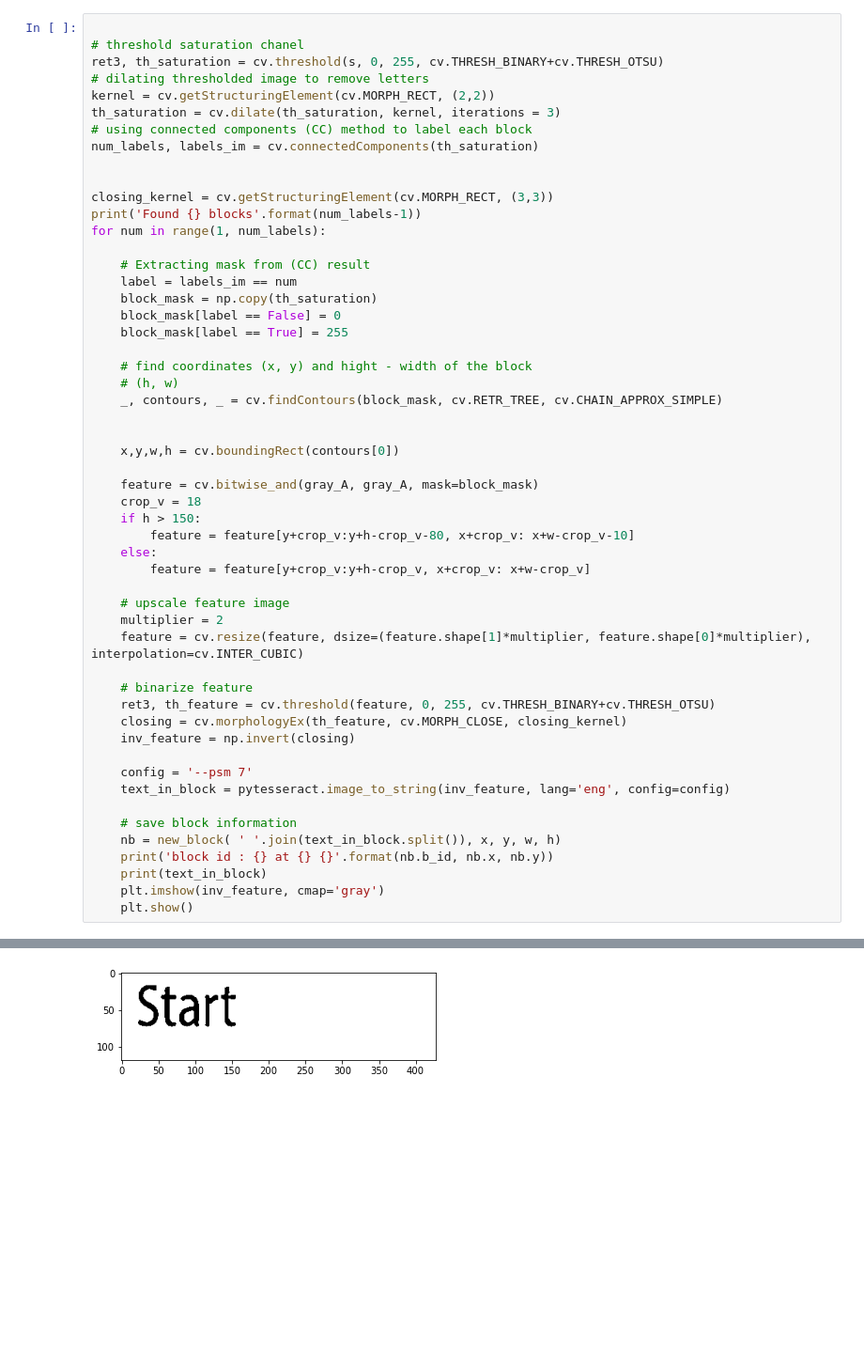
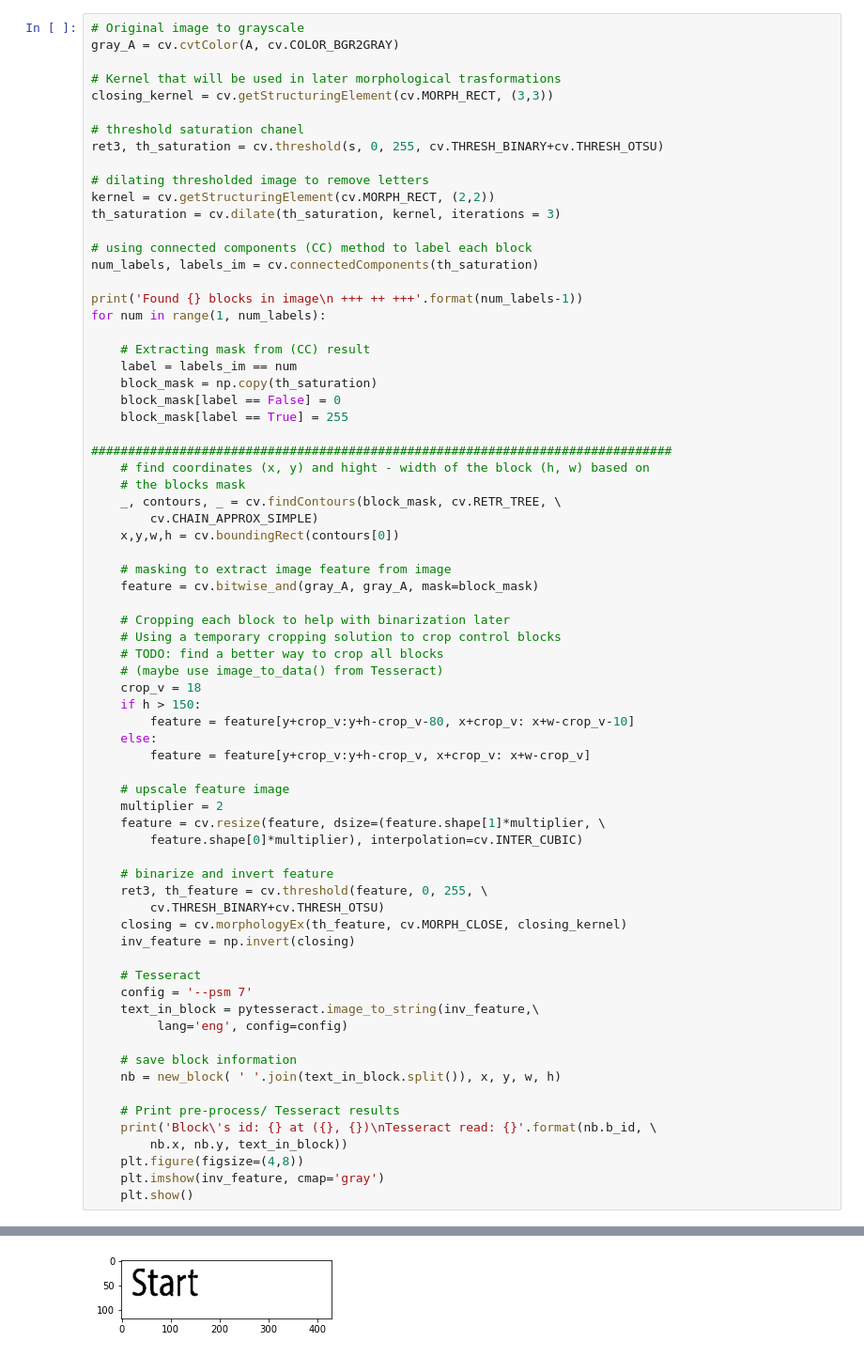
Before and after one commit to VasilisPoulos/tangibles-recognition, a Jupyter notebook: complex-example.ipynb, the cells around one changed output, grey strips where cells are left out. Shown at 94% size. Cells and saved outputs as stored; diff of their text form; blank space fills up the shorter version.

```diff
--- a/complex-example.ipynb
+++ b/complex-example.ipynb
@@ -57,16 +67,21 @@ fig.show()
 # %%
+# Original image to grayscale
+gray_A = cv.cvtColor(A, cv.COLOR_BGR2GRAY)
+
+# Kernel that will be used in later morphological trasformations
+closing_kernel = cv.getStructuringElement(cv.MORPH_RECT, (3,3))
 
 # threshold saturation chanel
 ret3, th_saturation = cv.threshold(s, 0, 255, cv.THRESH_BINARY+cv.THRESH_OTSU)
+
 # dilating thresholded image to remove letters
 kernel = cv.getStructuringElement(cv.MORPH_RECT, (2,2))
 th_saturation = cv.dilate(th_saturation, kernel, iterations = 3)
+
 # using connected components (CC) method to label each block
 num_labels, labels_im = cv.connectedComponents(th_saturation)
 
-
-closing_kernel = cv.getStructuringElement(cv.MORPH_RECT, (3,3))
-print('Found {} blocks'.format(num_labels-1))
+print('Found {} blocks in image\n +++ ++ +++'.format(num_labels-1))
 for num in range(1, num_labels):
 
     # Extracting mask from (CC) result
@@ -75,14 +90,20 @@ for num in range(1, num_labels):
     block_mask[label == False] = 0
     block_mask[label == True] = 255
 
-    # find coordinates (x, y) and hight - width of the block
-    # (h, w)
-    _, contours, _ = cv.findContours(block_mask, cv.RETR_TREE, cv.CHAIN_APPROX_SIMPLE)
-
-
+###############################################################################
+    # find coordinates (x, y) and hight - width of the block (h, w) based on
+    # the blocks mask
+    _, contours, _ = cv.findContours(block_mask, cv.RETR_TREE, \
+        cv.CHAIN_APPROX_SIMPLE)
     x,y,w,h = cv.boundingRect(contours[0])
 
+    # masking to extract image feature from image
     feature = cv.bitwise_and(gray_A, gray_A, mask=block_mask)
+
+    # Cropping each block to help with binarization later
+    # Using a temporary cropping solution to crop control blocks
+    # TODO: find a better way to crop all blocks
+    # (maybe use image_to_data() from Tesseract)
     crop_v = 18
     if h > 150:
         feature = feature[y+crop_v:y+h-crop_v-80, x+crop_v: x+w-crop_v-10]
@@ -91,20 +112,27 @@ for num in range(1, num_labels):
 
     # upscale feature image
     multiplier = 2
-    feature = cv.resize(feature, dsize=(feature.shape[1]*multiplier, feature.shape[0]*multiplier), interpolation=cv.INTER_CUBIC)
+    feature = cv.resize(feature, dsize=(feature.shape[1]*multiplier, \
+        feature.shape[0]*multiplier), interpolation=cv.INTER_CUBIC)
 
-    # binarize feature
-    ret3, th_feature = cv.threshold(feature, 0, 255, cv.THRESH_BINARY+cv.THRESH_OTSU)
+    # binarize and invert feature
+    ret3, th_feature = cv.threshold(feature, 0, 255, \
+        cv.THRESH_BINARY+cv.THRESH_OTSU)
     closing = cv.morphologyEx(th_feature, cv.MORPH_CLOSE, closing_kernel)
     inv_feature = np.invert(closing)
 
+    # Tesseract
     config = '--psm 7'
-    text_in_block = pytesseract.image_to_string(inv_feature, lang='eng', config=config)
+    text_in_block = pytesseract.image_to_string(inv_feature,\
+         lang='eng', config=config)
 
     # save block information
     nb = new_block( ' '.join(text_in_block.split()), x, y, w, h)
-    print('block id : {} at {} {}'.format(nb.b_id, nb.x, nb.y))
-    print(text_in_block)
+
+    # Print pre-process/ Tesseract results
+    print('Block\'s id: {} at ({}, {})\nTesseract read: {}'.format(nb.b_id, \
+        nb.x, nb.y, text_in_block))
+    plt.figure(figsize=(4,8))
     plt.imshow(inv_feature, cmap='gray')
     plt.show()
 # %% [output]
@@ -114 +143 @@ Start
-[figure, old version]
+[figure, new version]
```
Also changed, not shown: parts of 16 cells of this notebook.
